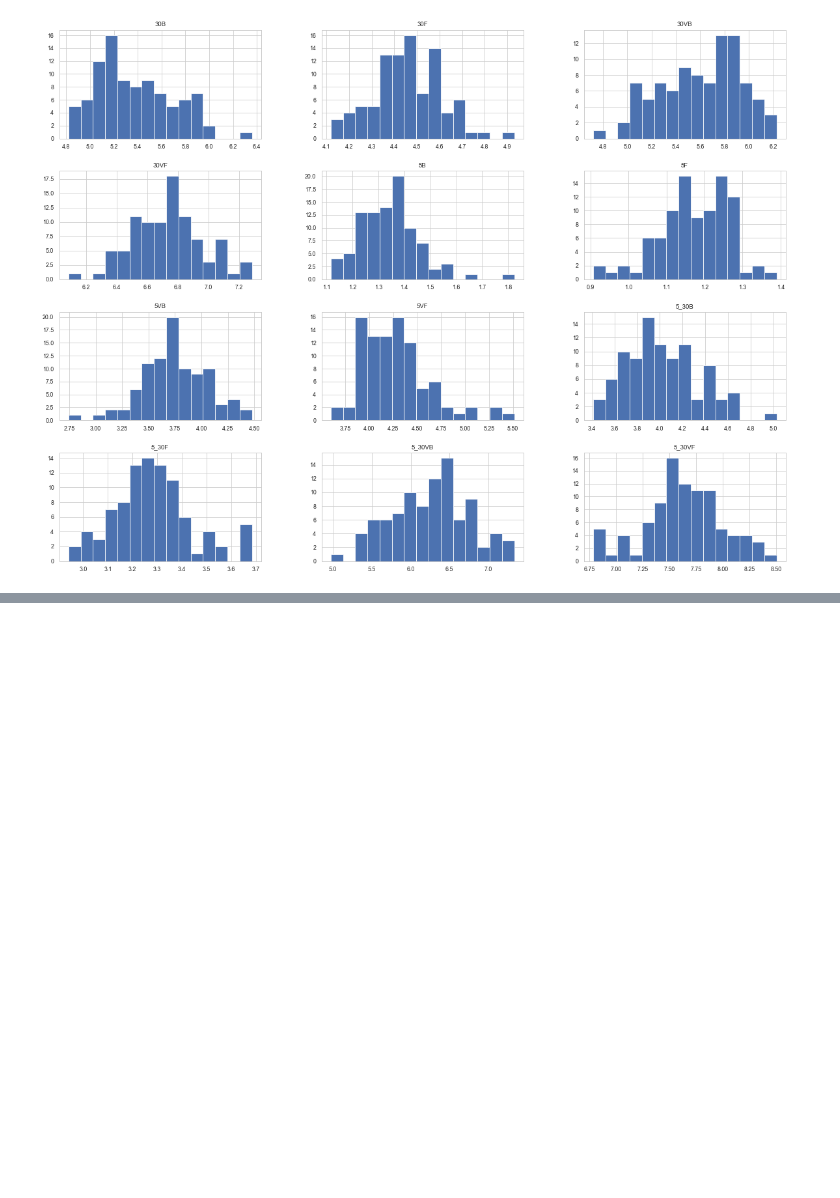
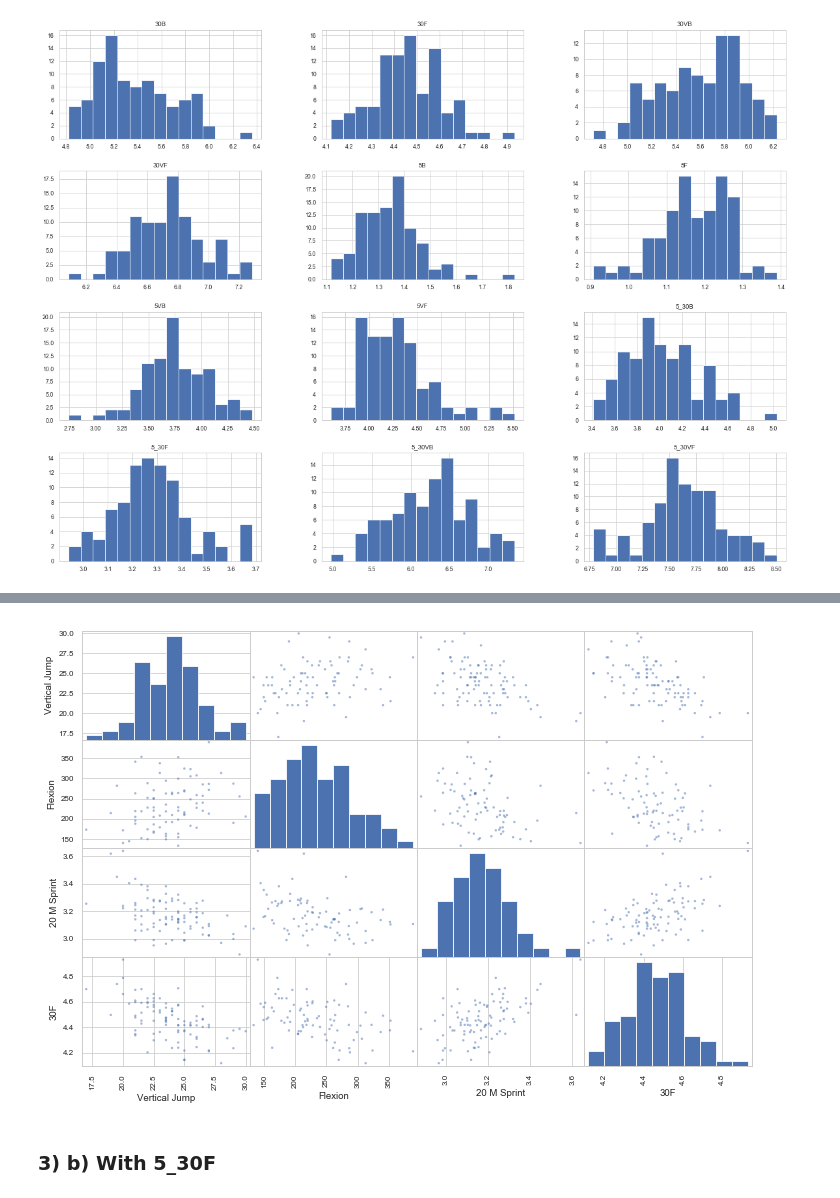
Before and after one commit to KevinAizen/Hockey-testing, a Jupyter notebook: machine_learning/QJMHL.ipynb, the cells around one changed output, grey strips where cells are left out. Cells and saved outputs as stored; diff of their text form; code cells hidden in the pictures; blank space fills up the shorter version.

```diff
--- a/machine_learning/QJMHL.ipynb
+++ b/machine_learning/QJMHL.ipynb
@@ -179,0 +219,3 @@ plt.show()
+# %%
+test = pd.concat([X, y], axis=1)
+test.head()
@@ -179,0 +269,8 @@ plt.show()
+# %%
+from pandas.plotting import scatter_matrix
+attribute_1 = ['Vertical Jump', 'Flexion', '20 M Sprint', '30F']
+matrice_1 = scatter_matrix(test[attribute_1], figsize=(12,8))
+# %% [output]
+[figure, added]
+# %% [markdown]
+### 3) b) With 5_30F
```
Also changed, not shown: parts of 24 cells of this notebook.
